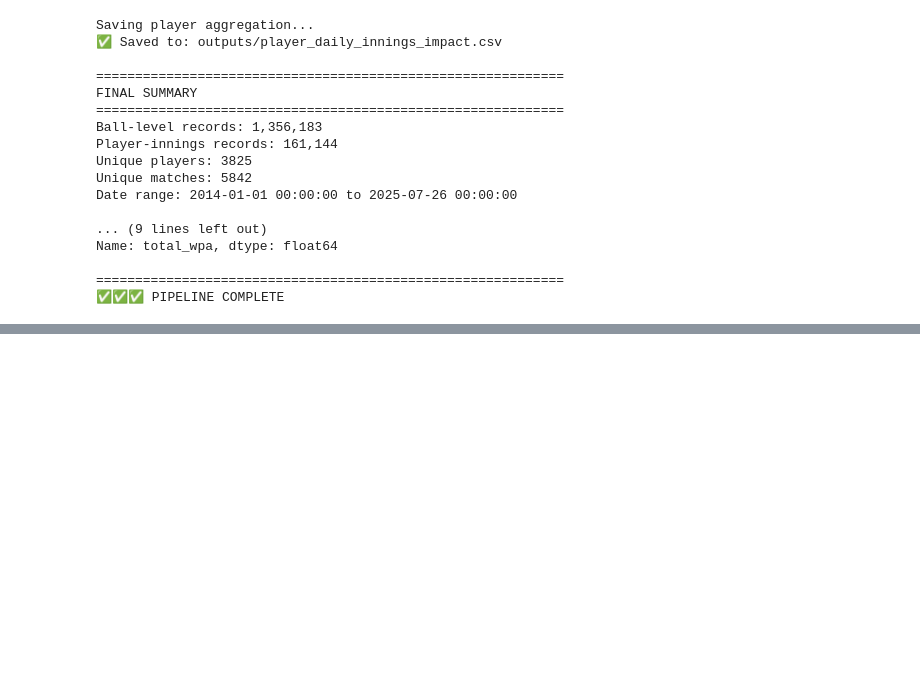
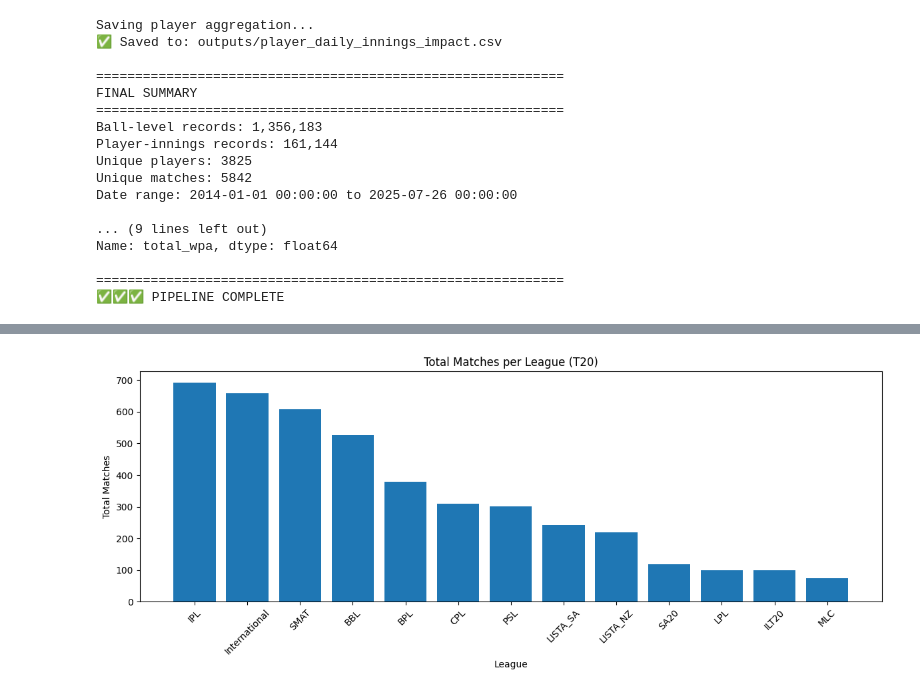
Before and after one commit to aditya-10k/CricketAnalysis, a Jupyter notebook: preprocessing/wp_wpa_formulation.ipynb, the cells around one changed output, grey strips where cells are left out. Cells and saved outputs as stored; diff of their text form; code cells hidden in the pictures; blank space fills up the shorter version.

```diff
--- a/preprocessing/wp_wpa_formulation.ipynb
+++ b/preprocessing/wp_wpa_formulation.ipynb
@@ -610,0 +651,35 @@ Name: total_wpa, dtype: float64
+# %%
+import pandas as pd
+import matplotlib.pyplot as plt
+
+# Load dataset
+path = r"C:/Desktop/clg/crickanal/outputs/ball_by_ball_wp_wpa_t20.csv"
+df = pd.read_csv(path)
+
+# Remove LISTA_ENG league
+df = df[df["league"] != "LISTA_ENG"]
+
+# Total unique matches per league
+matches_per_league = (
+    df
+    .groupby("league")["match_id"]
+    .nunique()
+    .reset_index(name="total_matches")
+    .sort_values("total_matches", ascending=False)
+)
+
+# Plot
+plt.figure(figsize=(12, 5))
+plt.bar(
+    matches_per_league["league"],
+    matches_per_league["total_matches"]
+)
+
+plt.title("Total Matches per League (T20)")
+plt.xlabel("League")
+plt.ylabel("Total Matches")
+plt.xticks(rotation=45)
+plt.tight_layout()
+plt.show()
+# %% [output]
+[figure, added]
```
Also changed, not shown: parts of 4 cells of this notebook, 1 other file.
